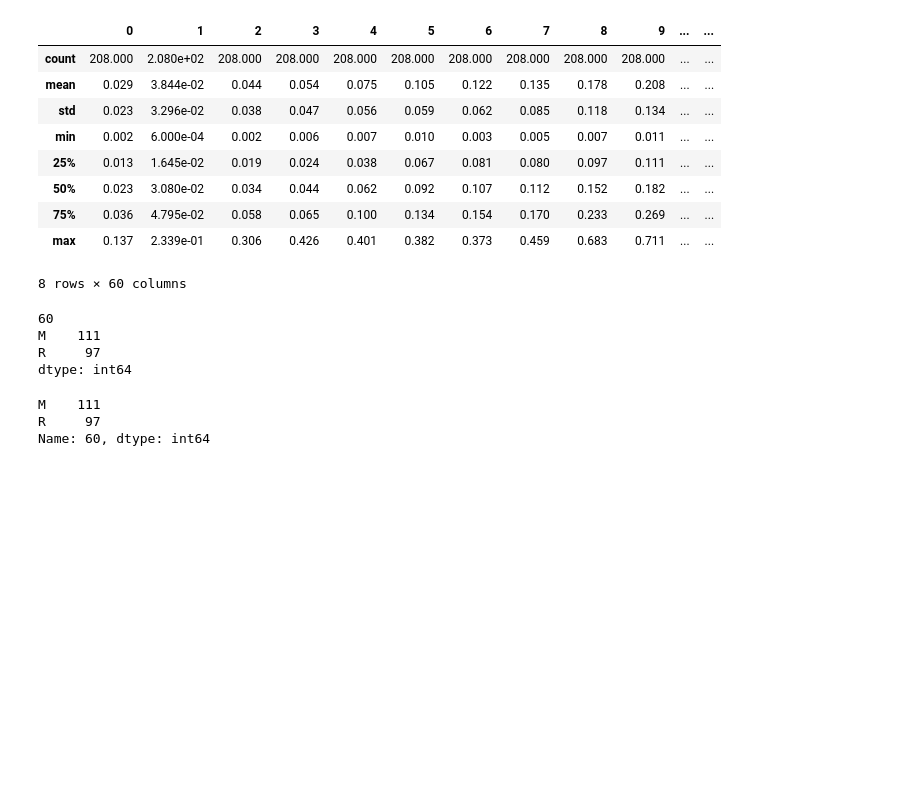
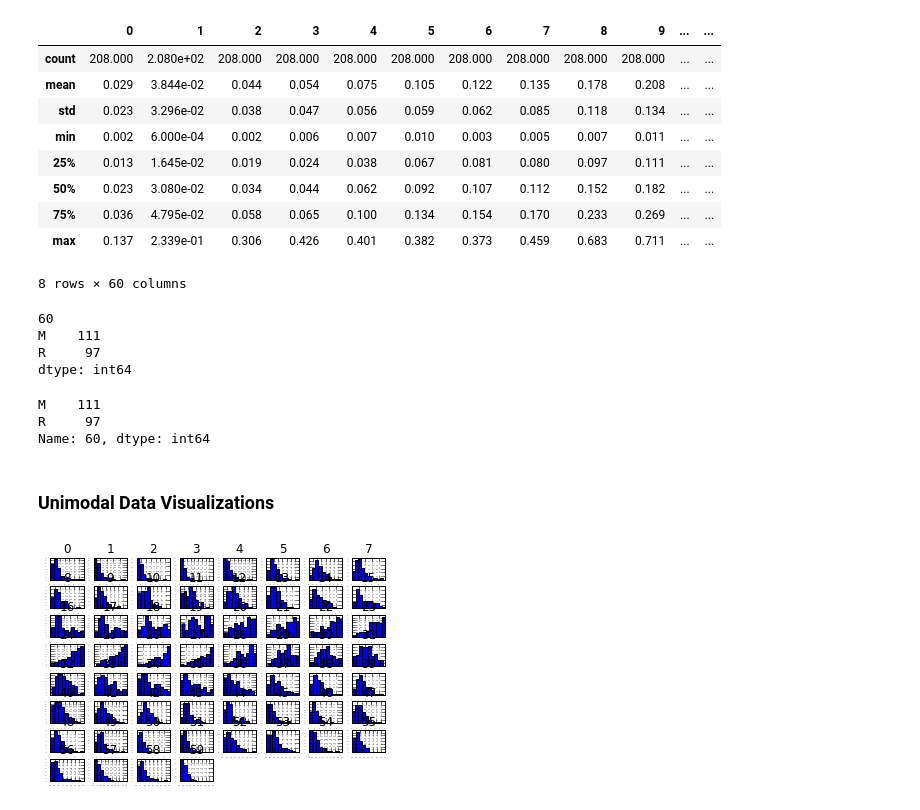
Before and after one commit to shintotm/Kaggle, a Jupyter notebook: SonarBinaryClass/python/SonarMinesVsRocks.ipynb, the cells around one changed output. Saved outputs shown, nothing was run; the diff lists cells and outputs as text; code cells hidden in the pictures; blank space fills up the shorter version.

Commit message:
Visualizations

```diff
--- a/SonarBinaryClass/python/SonarMinesVsRocks.ipynb
+++ b/SonarBinaryClass/python/SonarMinesVsRocks.ipynb
@@ -104,3 +105,10 @@ dataset[60].value_counts()
 M    111
 R     97
 Name: 60, dtype: int64
+# %% [markdown]
+### Unimodal Data Visualizations
+# %%
+# histograms
+dataset.hist(sharex=False, sharey=False, xlabelsize=1, ylabelsize=1); # use this semicolon to hide the text output
+# %% [output]
+[figure, added]
```
Also changed, not shown: parts of 6 cells of this notebook.
